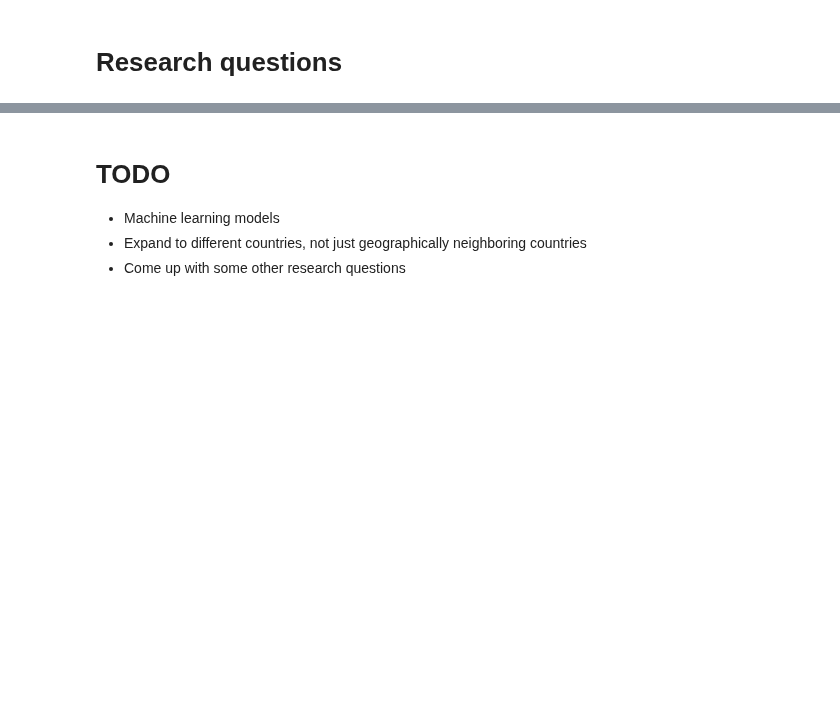
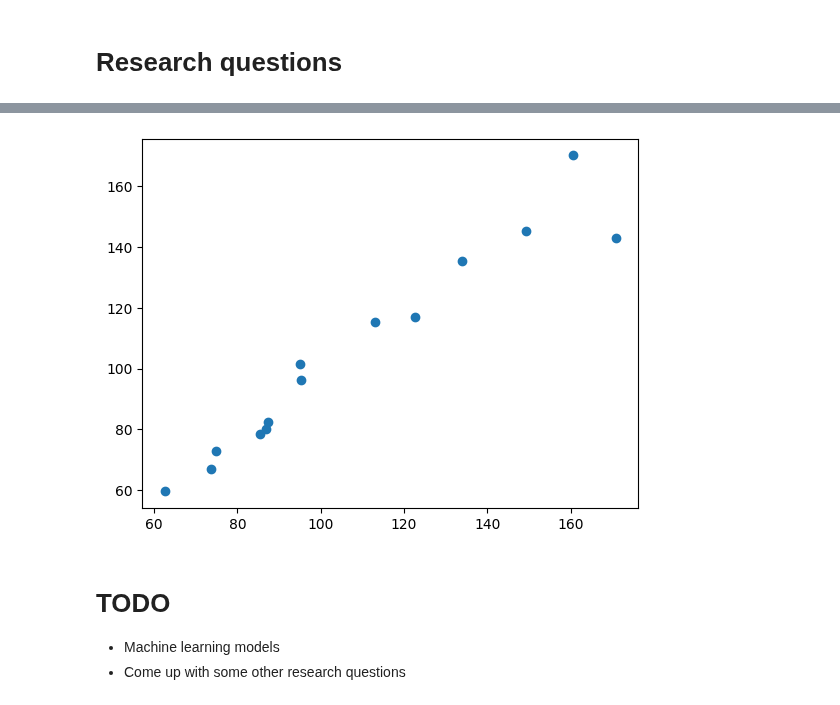
Before and after one commit to kurealnum/dsrp-2025, a Jupyter notebook: DSRP_Global_Debt.ipynb, the cells around one changed output, grey strips where cells are left out. Cells and saved outputs as stored; diff of their text form; code cells hidden in the pictures; blank space fills up the shorter version.

```diff
--- a/DSRP_Global_Debt.ipynb
+++ b/DSRP_Global_Debt.ipynb
@@ -528,6 +724,28 @@ There is a strong correlation here, but we should really only consider the data
+# %%
+column = "Total Private Debt, Loans and Debt Securities"
+features_cleaned = [remove_before_year(1953, df)[column] for df in [
+    canada_debt_database_df,
+    germany_debt_database_df
+]]
+
+features = pd.DataFrame({
+    "Canada " + column: features_cleaned[0],
+    "Germany " + column: features_cleaned[1]
+})
+label = pd.DataFrame({"US " + column: remove_before_year(1953, us_debt_database_df)[column]})
+
+X_train, X_test, y_train, y_test = model_selection.train_test_split(features, label, test_size=0.2, random_state=42)
+
+reg = LinearRegression()
+reg.fit(X_train, y_train)
+pred = reg.predict(X_test)
+
+plt.scatter(y_test, pred)
+plt.show()
+# %% [output]
+[figure, added]
 # %% [markdown]
 # TODO
 
 - Machine learning models
-- Expand to different countries, not just geographically neighboring countries
 - Come up with some other research questions
```
Also changed, not shown: parts of 34 cells of this notebook.
